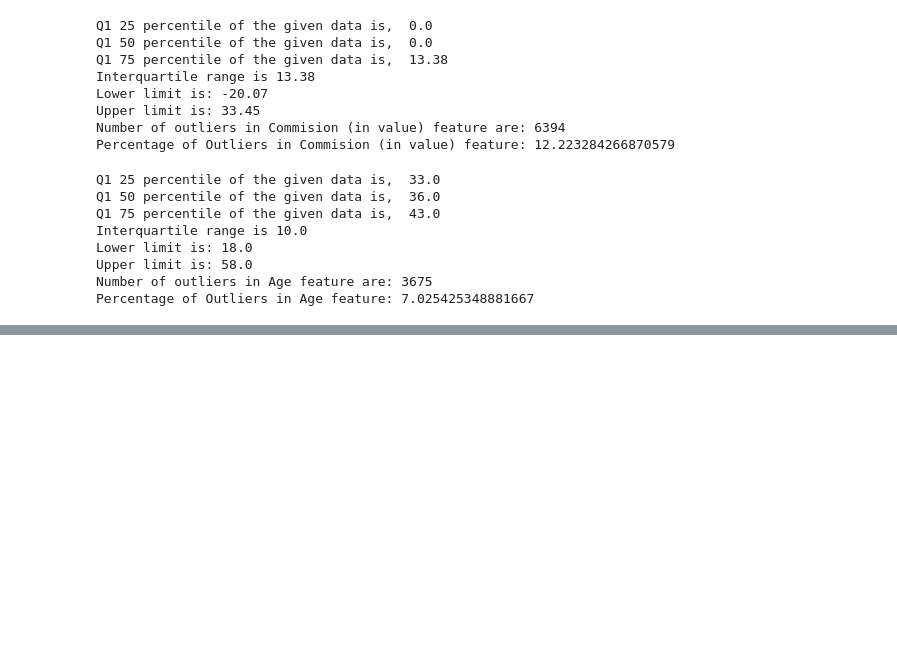
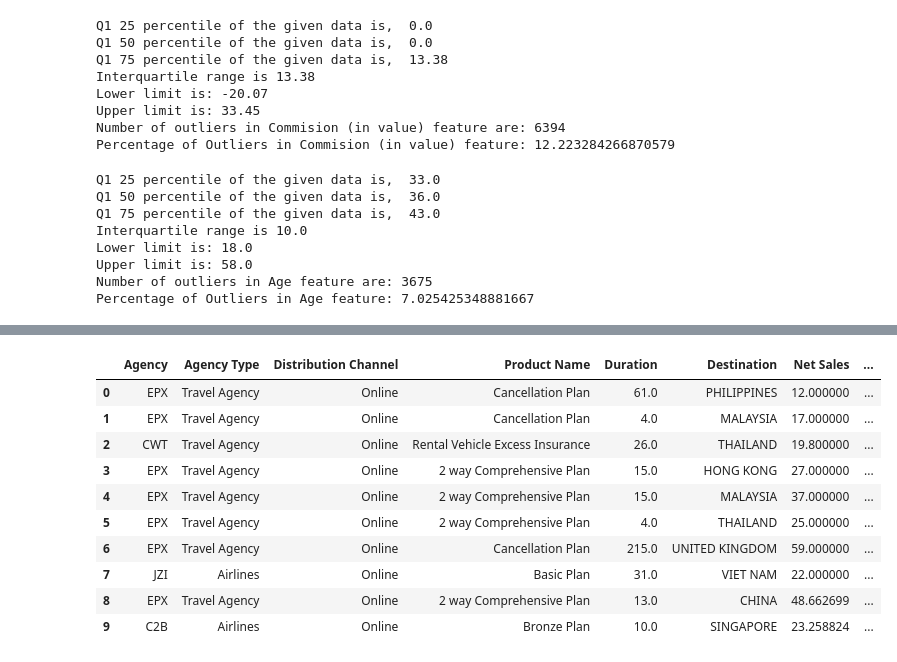
Before and after one commit to Tinya10/Hackathon, a Jupyter notebook: Will They Claim It.ipynb, the cells around one changed output, grey strips where cells are left out. Drawn from its saved outputs; the diff is of its cells as text; code cells hidden in the pictures; blank space fills up the shorter version.

```diff
--- a/Will They Claim It.ipynb
+++ b/Will They Claim It.ipynb
@@ -526,0 +617,14 @@ Percentage of Outliers in Age feature: 7.025425348881667
+# %%
+X.head(10)
+# %% [output]
+|  | Agency | Agency Type | Distribution Channel | Product Name | Duration | Destination | Net Sales | ... |
+| 0 | EPX | Travel Agency | Online | Cancellation Plan | 61.0 | PHILIPPINES | 12.000000 | ... |
+| 1 | EPX | Travel Agency | Online | Cancellation Plan | 4.0 | MALAYSIA | 17.000000 | ... |
+| 2 | CWT | Travel Agency | Online | Rental Vehicle Excess Insurance | 26.0 | THAILAND | 19.800000 | ... |
+| 3 | EPX | Travel Agency | Online | 2 way Comprehensive Plan | 15.0 | HONG KONG | 27.000000 | ... |
+| 4 | EPX | Travel Agency | Online | 2 way Comprehensive Plan | 15.0 | MALAYSIA | 37.000000 | ... |
+| 5 | EPX | Travel Agency | Online | 2 way Comprehensive Plan | 4.0 | THAILAND | 25.000000 | ... |
+| 6 | EPX | Travel Agency | Online | Cancellation Plan | 215.0 | UNITED KINGDOM | 59.000000 | ... |
+| 7 | JZI | Airlines | Online | Basic Plan | 31.0 | VIET NAM | 22.000000 | ... |
+| 8 | EPX | Travel Agency | Online | 2 way Comprehensive Plan | 13.0 | CHINA | 48.662699 | ... |
+| 9 | C2B | Airlines | Online | Bronze Plan | 10.0 | SINGAPORE | 23.258824 | ... |
```
Also changed, not shown: parts of 11 cells of this notebook.
